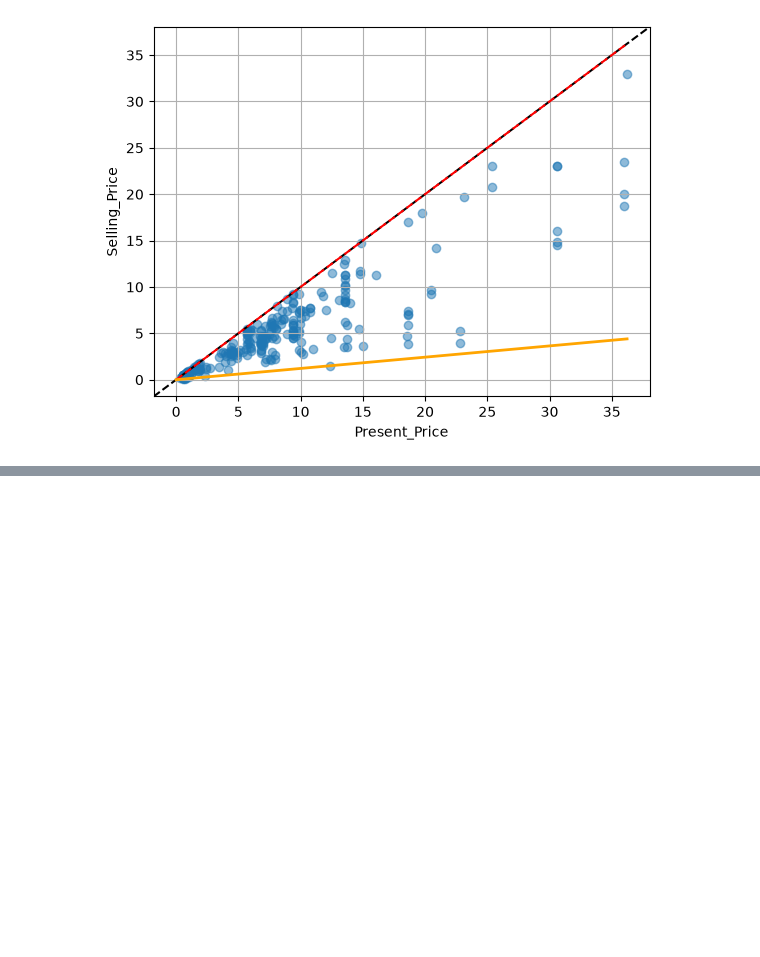
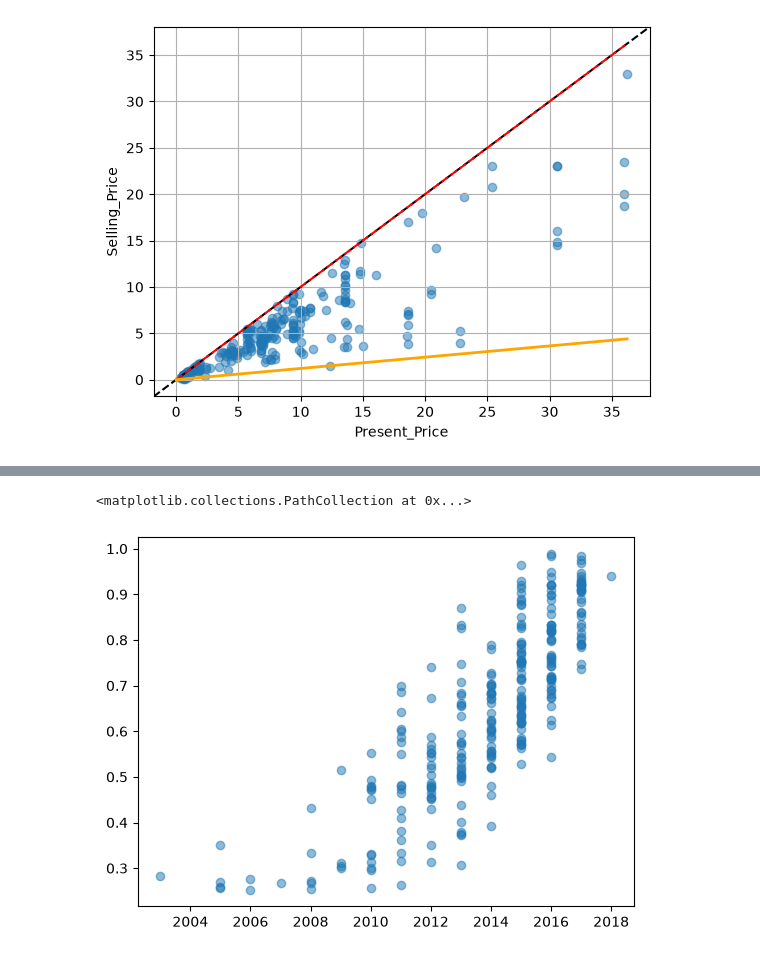
Before and after one commit to MHDadkhah172/MLDailyProject, a Jupyter notebook: 01_car_price_prediction/data_analyze.ipynb, the cells around one changed output, grey strips where cells are left out. Drawn from its saved outputs; the diff is of its cells as text; code cells hidden in the pictures; blank space fills up the shorter version.

```diff
--- a/01_car_price_prediction/data_analyze.ipynb
+++ b/01_car_price_prediction/data_analyze.ipynb
@@ -192,0 +224,7 @@ plt.show()
+# %%
+df = df[df['Price_Ratio'] >= 0.24]
+# %%
+plt.scatter( df['Year'], df['Price_Ratio'], alpha=0.5)
+# %% [output]
+<matplotlib.collections.PathCollection at 0x...>
+[figure, added]
```
Also changed, not shown: parts of 10 cells of this notebook, 1 other file.
